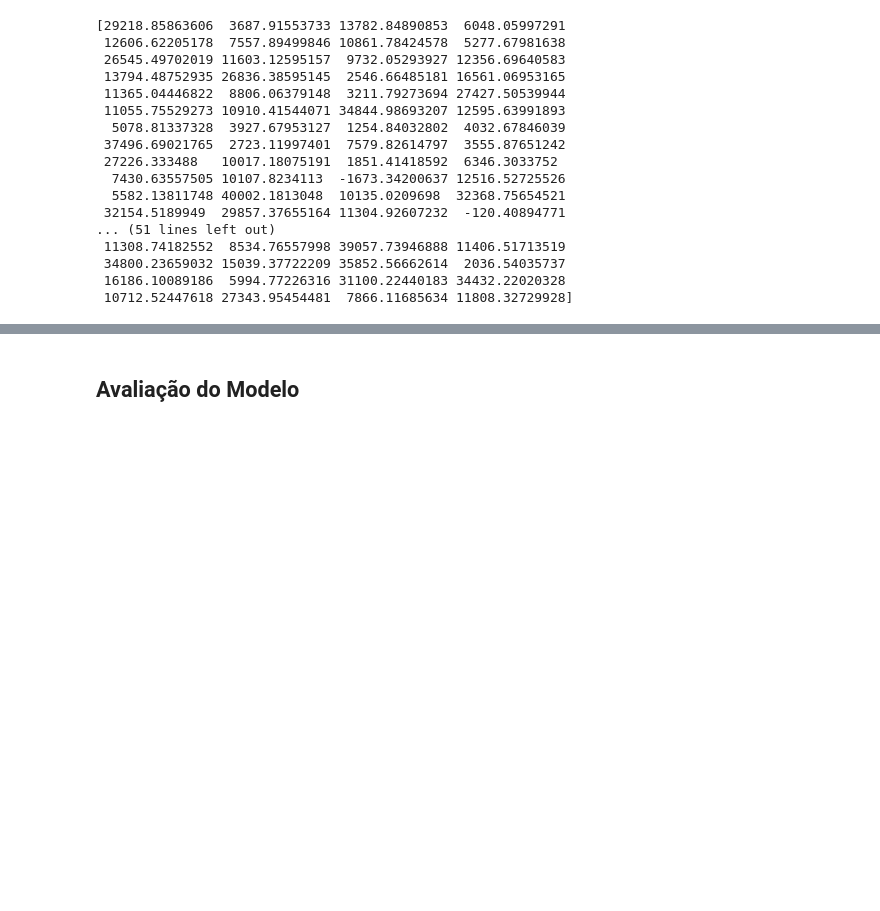
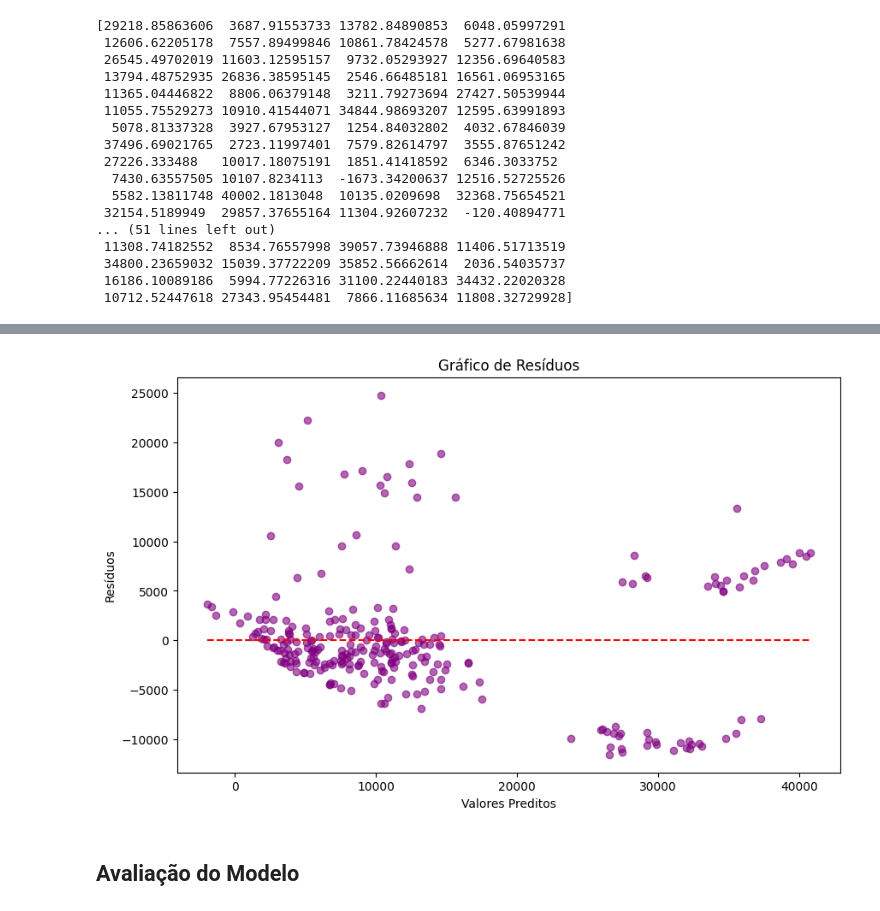
Before and after one commit to ps4science/Fiap_IA_Devs, a Jupyter notebook: TECH CHALLENGE.ipynb, the cells around one changed output, grey strips where cells are left out. Saved outputs shown, nothing was run; the diff lists cells and outputs as text; code cells hidden in the pictures; blank space fills up the shorter version.

```diff
--- a/TECH CHALLENGE.ipynb
+++ b/TECH CHALLENGE.ipynb
@@ -326,3 +348,15 @@ print(y_pred)
+# %%
+residuos = y_test - y_pred
+
+plt.figure(figsize=(10, 6))
+plt.scatter(y_pred, residuos, alpha=0.6, color='purple')
+plt.hlines(y=0, xmin=y_pred.min(), xmax=y_pred.max(), color='red', linestyles='dashed')
+plt.xlabel('Valores Preditos')
+plt.ylabel('Resíduos')
+plt.title('Gráfico de Resíduos')
+plt.show()
+# %% [output]
+[figure, added]
 # %% [markdown]
 ## **Avaliação do Modelo**
 # %% [markdown]
```
Also changed, not shown: parts of 6 cells of this notebook.
